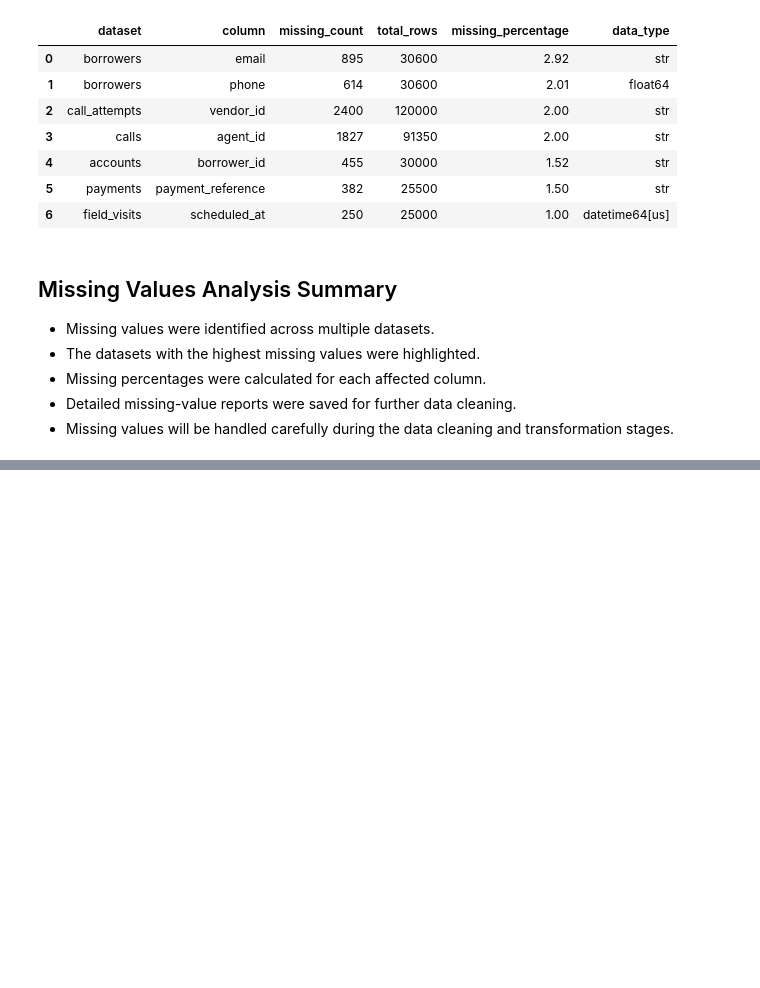
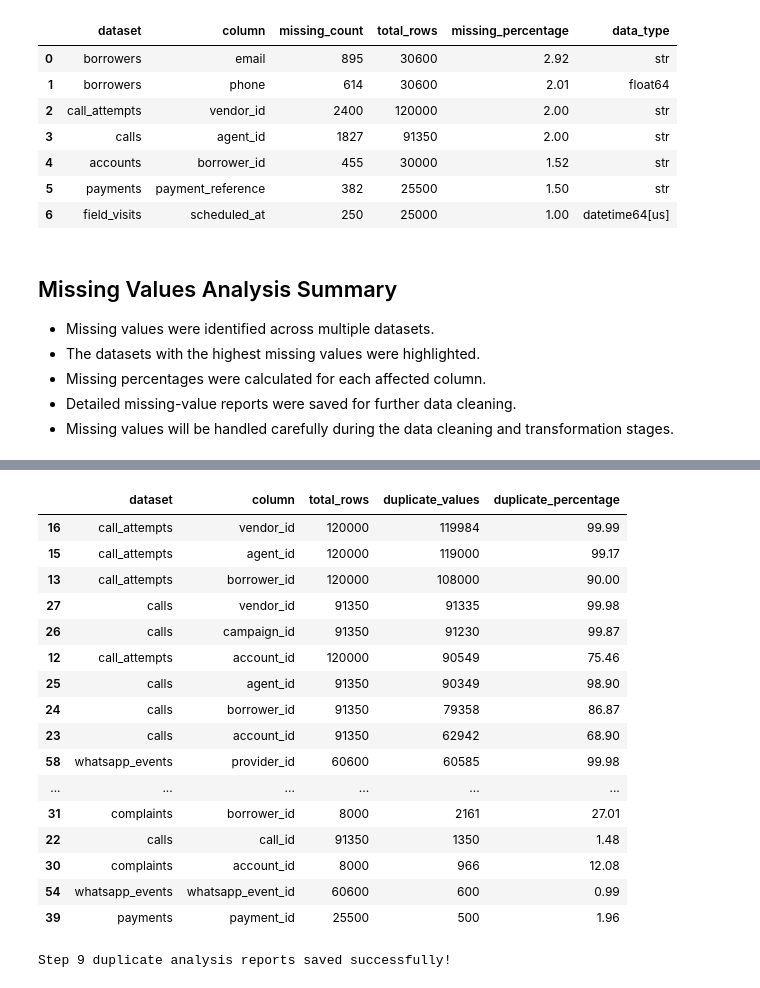
Before and after one commit to Rohit3435/Data_Analyst_Assignment, a Jupyter notebook: Data_Analyst_Project.ipynb, the cells around one changed output, grey strips where cells are left out. Drawn from its saved outputs; the diff is of its cells as text; code cells hidden in the pictures; blank space fills up the shorter version.

```diff
--- a/Data_Analyst_Project.ipynb
+++ b/Data_Analyst_Project.ipynb
@@ -960,0 +1052,43 @@ missing_detail_df
+# %%
+identifier_columns_with_duplicates = identifier_duplicates_df[
+    identifier_duplicates_df["duplicate_values"] > 0
+].sort_values(
+    by="duplicate_values",
+    ascending=False
+)
+
+identifier_columns_with_duplicates
+# %% [output]
+|  | dataset | column | total_rows | duplicate_values | duplicate_percentage |
+| 16 | call_attempts | vendor_id | 120000 | 119984 | 99.99 |
+| 15 | call_attempts | agent_id | 120000 | 119000 | 99.17 |
+| 13 | call_attempts | borrower_id | 120000 | 108000 | 90.00 |
+| 27 | calls | vendor_id | 91350 | 91335 | 99.98 |
+| 26 | calls | campaign_id | 91350 | 91230 | 99.87 |
+| 12 | call_attempts | account_id | 120000 | 90549 | 75.46 |
+| 25 | calls | agent_id | 91350 | 90349 | 98.90 |
+| 24 | calls | borrower_id | 91350 | 79358 | 86.87 |
+| 23 | calls | account_id | 91350 | 62942 | 68.90 |
+| 58 | whatsapp_events | provider_id | 60600 | 60585 | 99.98 |
+| ... | ... | ... | ... | ... | ... |
+| 31 | complaints | borrower_id | 8000 | 2161 | 27.01 |
+| 22 | calls | call_id | 91350 | 1350 | 1.48 |
+| 30 | complaints | account_id | 8000 | 966 | 12.08 |
+| 54 | whatsapp_events | whatsapp_event_id | 60600 | 600 | 0.99 |
+| 39 | payments | payment_id | 25500 | 500 | 1.96 |
+# %%
+os.makedirs("output/data_quality", exist_ok=True)
+
+duplicate_summary_df.to_csv(
+    "output/data_quality/exact_duplicate_summary.csv",
+    index=False
+)
+
+identifier_duplicates_df.to_csv(
+    "output/data_quality/identifier_duplicate_summary.csv",
+    index=False
+)
+
+print("Step 9 duplicate analysis reports saved successfully!")
+# %% [output]
+Step 9 duplicate analysis reports saved successfully!
```
Also changed, not shown: parts of 3 cells of this notebook, 2 other files.
